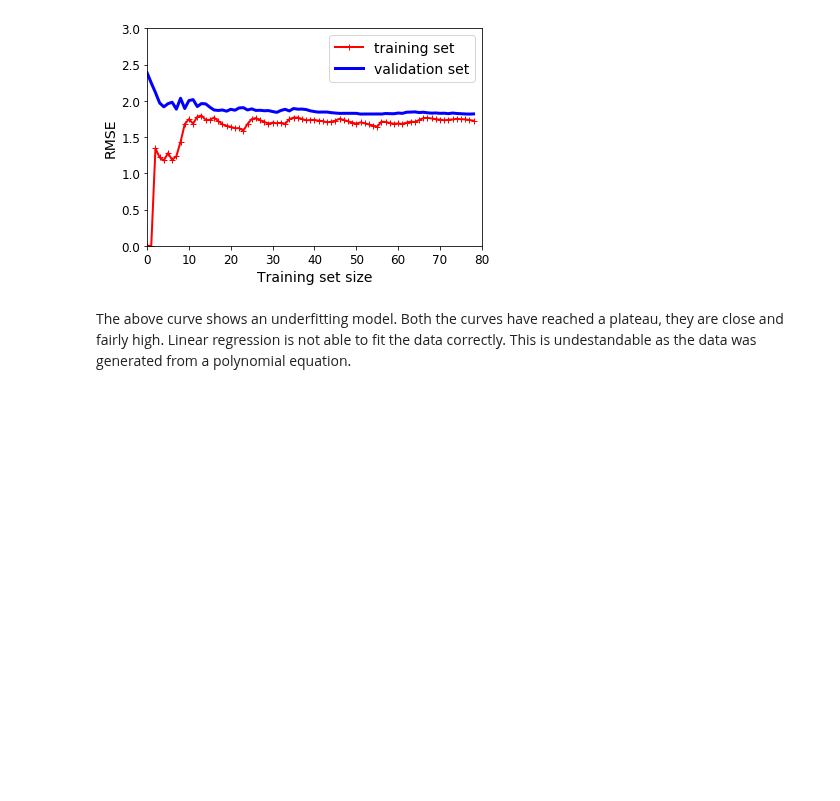
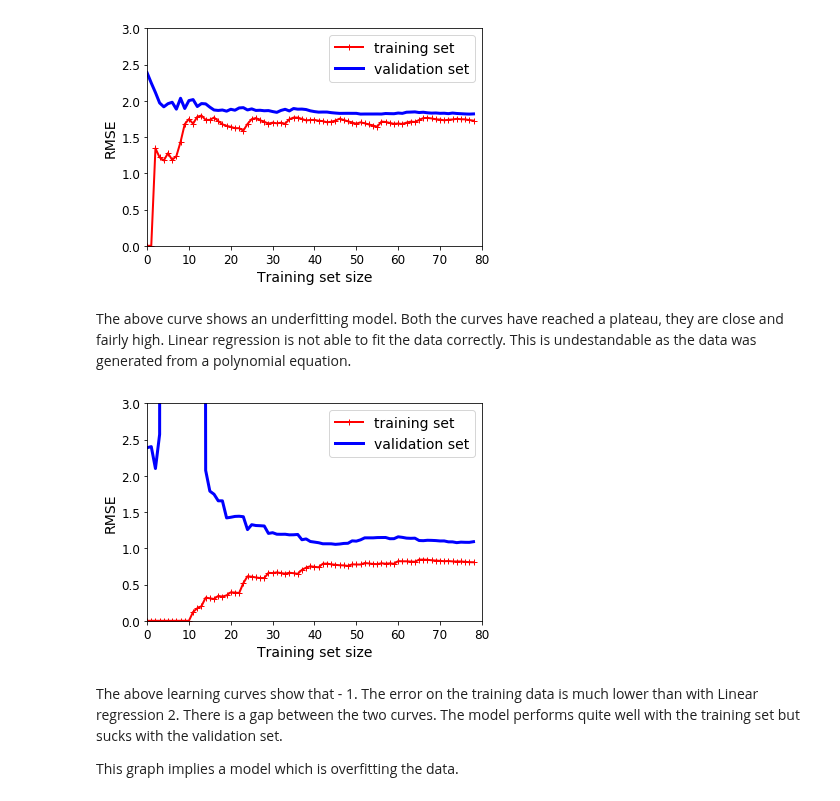
Before and after one commit to vineshtv/handson-ml, a Jupyter notebook: CH-04/Training-models.ipynb, the cells around one changed output. Cells and saved outputs as stored; diff of their text form; code cells hidden in the pictures; blank space fills up the shorter version.

Commit message:
Plotted learning curve for a high degree polynomial model which overfits the data

```diff
--- a/CH-04/Training-models.ipynb
+++ b/CH-04/Training-models.ipynb
@@ -313,3 +313,22 @@ plt.show()
 # %% [markdown]
 The above curve shows an underfitting model. Both the curves have reached a plateau, they are close and fairly high.
 Linear regression is not able to fit the data correctly. This is undestandable as the data was generated from a polynomial equation.
+# %%
+from sklearn.pipeline import Pipeline
+
+polynomial_regression = Pipeline([
+    ("poly_features", PolynomialFeatures(degree=10, include_bias=False)),
+    ("lin_reg", LinearRegression())
+])
+
+plot_learning_curves(polynomial_regression, X, y)
+plt.axis([0, 80, 0, 3])
+plt.show()
+# %% [output]
+[figure, added]
+# %% [markdown]
+The above learning curves show that -
+    1. The error on the training data is much lower than with Linear regression
+    2. There is a gap between the two curves. The model performs quite well with the training set but sucks with the validation set.
+
+This graph implies a model which is overfitting the data.
```
